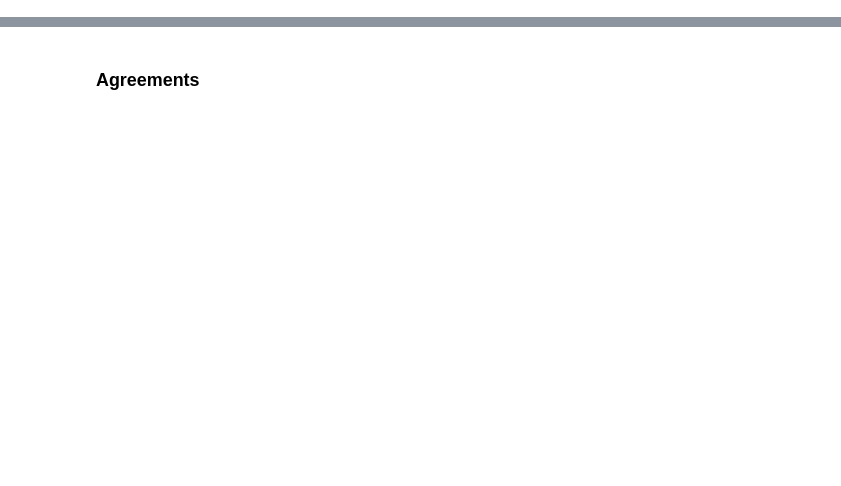
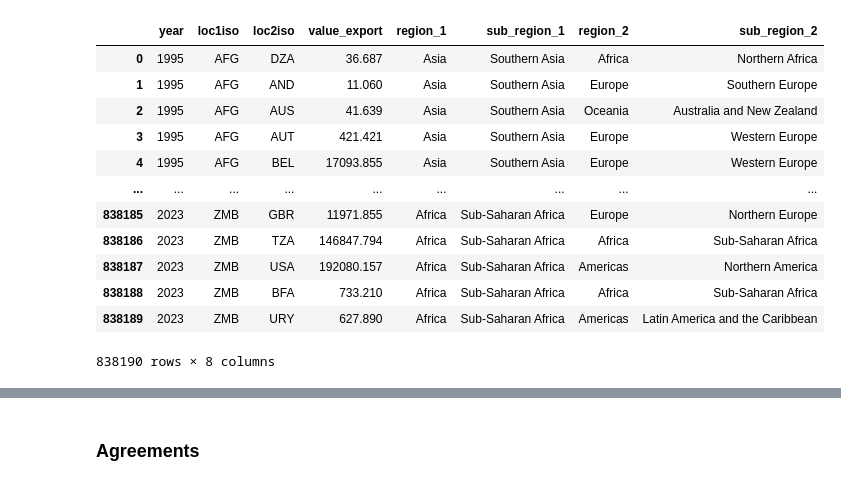
Before and after one commit to luciasauer/agreements_violence, a Jupyter notebook: src/1_data_generation/country_panel.ipynb, the cells around one changed output, grey strips where cells are left out. Saved outputs shown, nothing was run; the diff lists cells and outputs as text; code cells hidden in the pictures; blank space fills up the shorter version.

Commit message:
add traded volume and distance

```diff
--- a/src/1_data_generation/country_panel.ipynb
+++ b/src/1_data_generation/country_panel.ipynb
@@ -116,0 +191,19 @@ df_country_month
+# %%
+# --- read + concatenate yearly files (keep only needed cols)
+trade_dir =   "../../data/input/trade/BACI_HS92_V202501"
+years = range(1995, 2024)
+dfs = []
+for y in years:
+    f = trade_dir + f"/BACI_HS92_Y{y}_V202501.csv"
+    tmp = pd.read_csv(f, usecols=["t", "i", "j", "v"])
+    tmp = tmp.rename(columns={"t": "year", "i": "loc1iso", "j": "loc2iso", "v": "value_export"})
+    dfs.append(tmp)
+
+trade = pd.concat(dfs, ignore_index=True)
+
+# --- collapse (sum) by year, exporter, importer
+trade = (
+    trade.groupby(["year", "loc1iso", "loc2iso"], as_index=False)["value_export"]
+         .sum()
+)
+trade
@@ -116,0 +224,33 @@ df_country_month
+# %%
+country_codes = dict(pd.read_csv("../../data/input/trade/BACI_HS92_V202501/country_codes_V202501.csv", usecols = ['country_code', 'country_iso3']).values)
+trade['loc1iso'] = trade['loc1iso'].map(country_codes)
+trade['loc2iso'] = trade['loc2iso'].map(country_codes)
+
+iso_fix = {
+    "ANT": "CUW",
+    "PAL": "PSE",
+    "ROM": "ROU",
+    "TMP": "TLS",
+    "ZAR": "COD",
+}
+
+trade["loc1iso"] = trade["loc1iso"].replace(iso_fix)
+trade["loc2iso"] = trade["loc2iso"].replace(iso_fix)
+
+trade = trade.merge(isocodes_unique, left_on = 'loc1iso', right_on = 'isocode', how = 'left').drop(columns = ['isocode']).rename(columns = {'region':'region_1', 'sub_region':'sub_region_1'})
+trade = trade.merge(isocodes_unique, left_on = 'loc2iso', right_on = 'isocode', how = 'left').drop(columns = ['isocode']).rename(columns = {'region':'region_2', 'sub_region':'sub_region_2'})
+trade
+# %% [output]
+|  | year | loc1iso | loc2iso | value_export | region_1 | sub_region_1 | region_2 | sub_region_2 |
+| 0 | 1995 | AFG | DZA | 36.687 | Asia | Southern Asia | Africa | Northern Africa |
+| 1 | 1995 | AFG | AND | 11.060 | Asia | Southern Asia | Europe | Southern Europe |
+| 2 | 1995 | AFG | AUS | 41.639 | Asia | Southern Asia | Oceania | Australia and New Zealand |
+| 3 | 1995 | AFG | AUT | 421.421 | Asia | Southern Asia | Europe | Western Europe |
+| 4 | 1995 | AFG | BEL | 17093.855 | Asia | Southern Asia | Europe | Western Europe |
+| ... | ... | ... | ... | ... | ... | ... | ... | ... |
+| 838185 | 2023 | ZMB | GBR | 11971.855 | Africa | Sub-Saharan Africa | Europe | Northern Europe |
+| 838186 | 2023 | ZMB | TZA | 146847.794 | Africa | Sub-Saharan Africa | Africa | Sub-Saharan Africa |
+| 838187 | 2023 | ZMB | USA | 192080.157 | Africa | Sub-Saharan Africa | Americas | Northern America |
+| 838188 | 2023 | ZMB | BFA | 733.210 | Africa | Sub-Saharan Africa | Africa | Sub-Saharan Africa |
+| 838189 | 2023 | ZMB | URY | 627.890 | Africa | Sub-Saharan Africa | Americas | Latin America and the Caribbean |
+838190 rows × 8 columns
```
Also changed, not shown: parts of 20 cells of this notebook.
